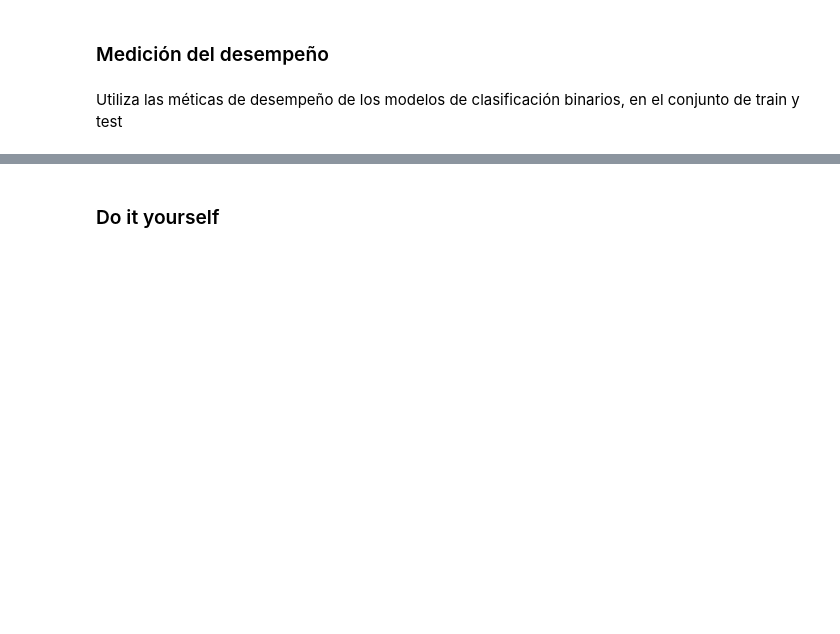
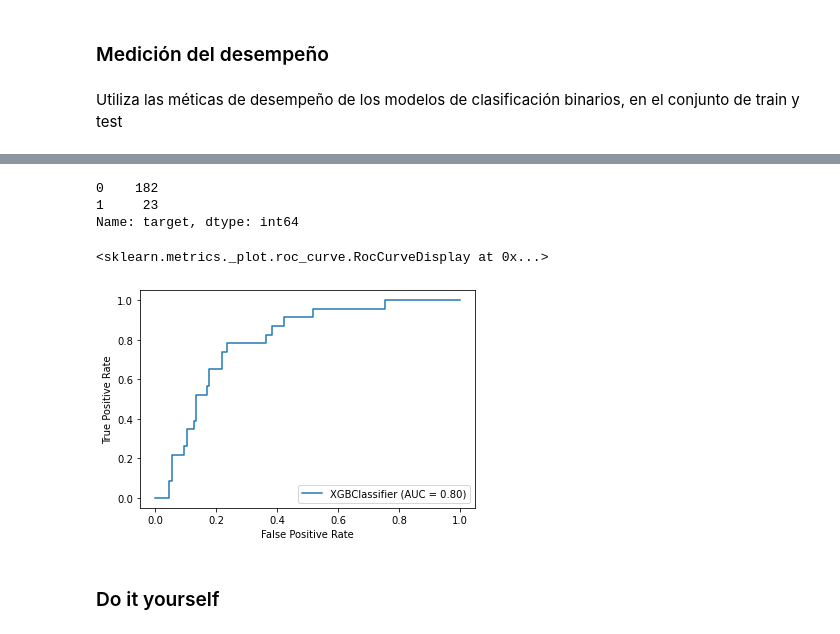
Before and after one commit to rafazamb/DS_PT_ENE21, a Jupyter notebook: 2-Machine_Learning/Casos Prácticos/Detección de impagos.ipynb, the cells around one changed output, grey strips where cells are left out. Drawn from its saved outputs; the diff is of its cells as text; code cells hidden in the pictures; blank space fills up the shorter version.

```diff
--- a/2-Machine_Learning/Casos Prácticos/Detección de impagos.ipynb
+++ b/2-Machine_Learning/Casos Prácticos/Detección de impagos.ipynb
@@ -446,3 +446,8 @@ y_train.value_counts()
 0    424
 1     53
 Name: target, dtype: int64
+# %%
+# SMOTE
+from imblearn.over_sampling import SMOTE
+sm = SMOTE(random_state=42)
+X_sm, y_sm = sm.fit_resample(X_train, y_train)
@@ -533,3 +544,28 @@ pd.DataFrame(scores, columns=['Score', 'Feature'])
 ## 6. Modelado
 # %% [markdown]
 Entrena uno o varios modelos, dividiendo el conjunto en train-test
+# %%
+from xgboost import XGBClassifier
+from sklearn.model_selection import GridSearchCV
+
+estimator = XGBClassifier(seed=42)
+
+parameters = {
+ 'max_depth':[3],
+ 'min_child_weight':[3],
+ 'gamma':[0.2],
+ 'subsample':[0.9],
+ 'colsample_bytree':[0.5],
+ 'reg_alpha':[1e-3]
+}
+
+grid_search = GridSearchCV(
+    estimator=estimator,
+    param_grid=parameters,
+    scoring = 'f1',
+    n_jobs = -1,
+    cv = 10,
+    verbose=1
+)
+
+grid_search.fit(X_sm, y_sm)
@@ -540,3 +648,15 @@ Utiliza las méticas de desempeño de los modelos de clasificación binarios, en
+# %%
+y_test.value_counts()
+# %% [output]
+0    182
+1     23
+Name: target, dtype: int64
+# %%
+from sklearn import metrics
+metrics.plot_roc_curve(grid_search.best_estimator_, X_test,y_test)
+# %% [output]
+<sklearn.metrics._plot.roc_curve.RocCurveDisplay at 0x...>
+[figure, added]
 # %% [markdown]
 ### Do it yourself
 # %% [markdown]
```
Also changed, not shown: parts of 7 cells of this notebook.
